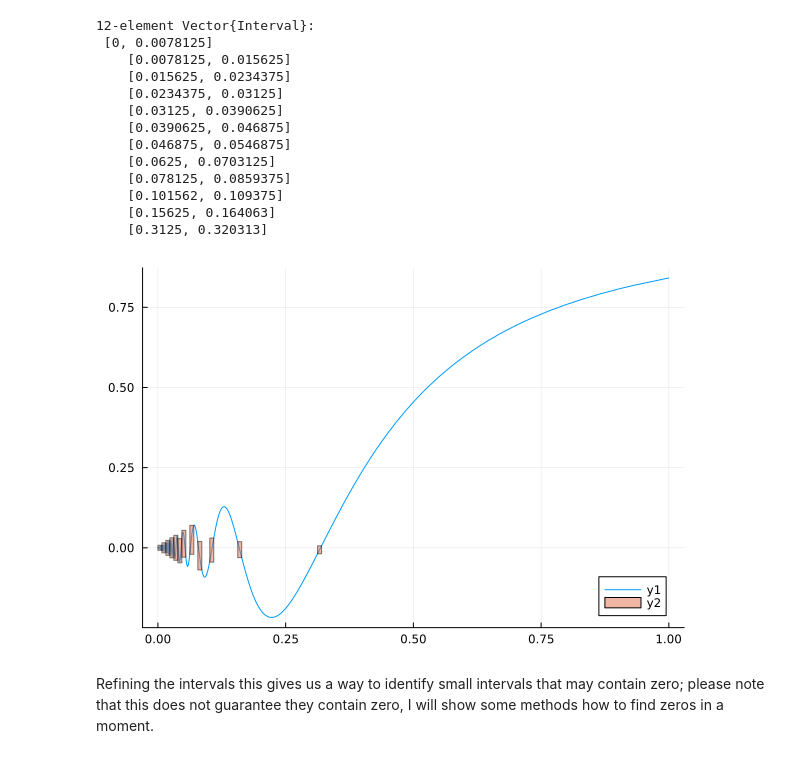
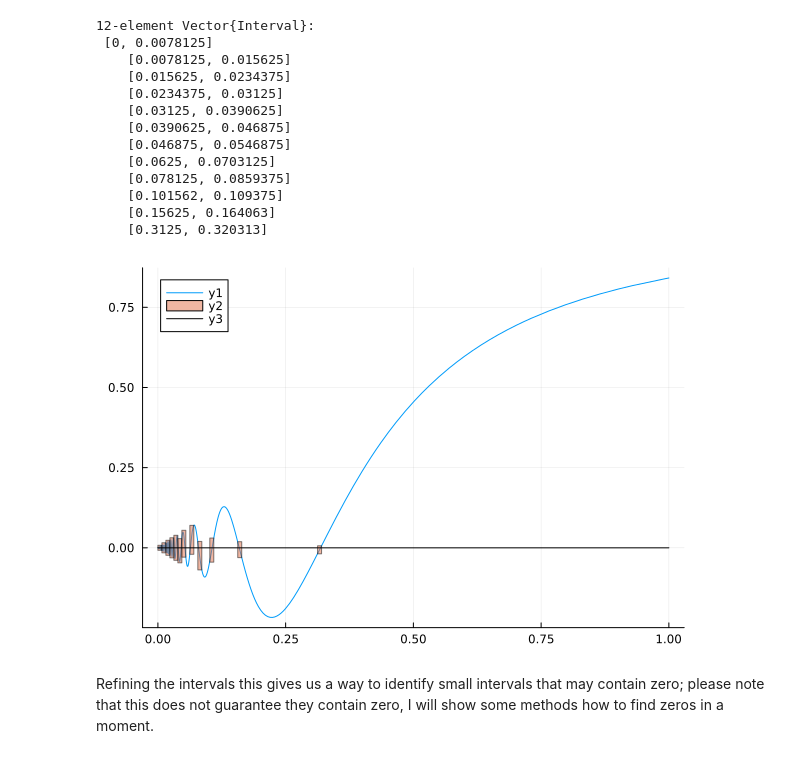
Before and after one commit to orkolorko/HSI2025, a Jupyter notebook: 2025Lecture2.ipynb, the cells around one changed output. Saved outputs shown, nothing was run; the diff lists cells and outputs as text; code cells hidden in the pictures.

```diff
--- a/2025Lecture2.ipynb
+++ b/2025Lecture2.ipynb
@@ -246,8 +260,9 @@ Xzeros = exclude_not_contain_zero(f, X)
 # %%
 plot(f, 0, 1)
 plot!(IntervalBox.(Xzeros, f.(Xzeros)))
+plot!(x->0, color = :black)
 # %% [output]
-[figure, old version]
+[figure, new version]
 # %% [markdown]
 Refining the intervals this gives us a way to identify small intervals that may contain zero; please note that this does not guarantee they contain zero, I will show some methods how to find zeros in a moment.
 # %%
```
Also changed, not shown: parts of 5 cells of this notebook, 5 other files.
